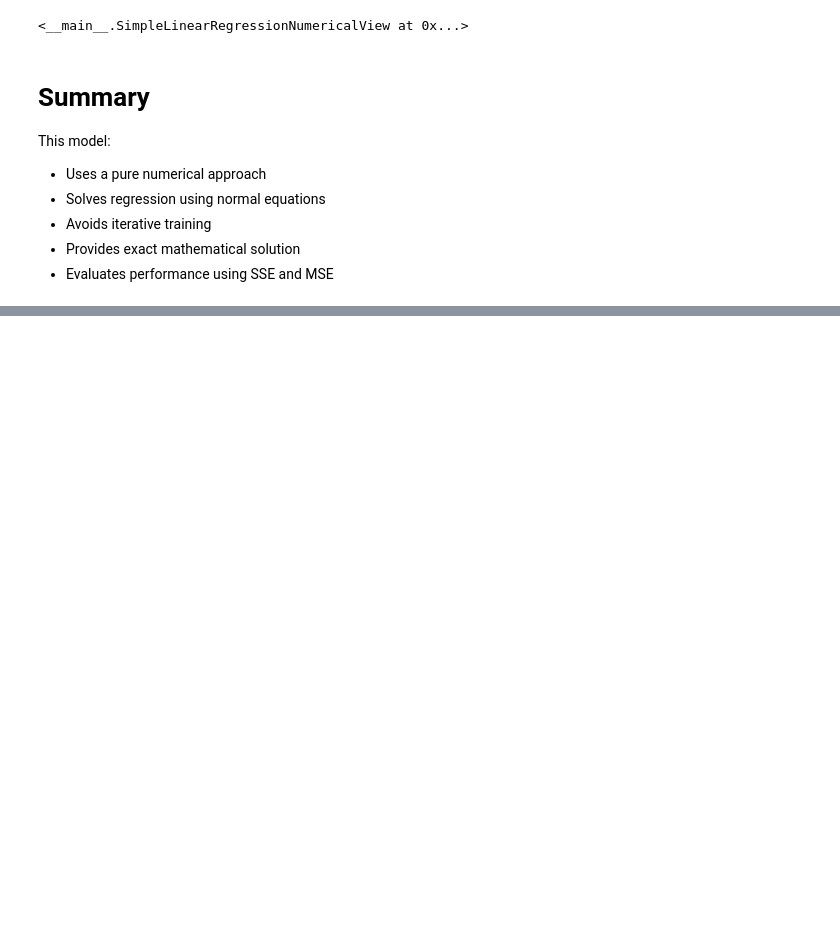
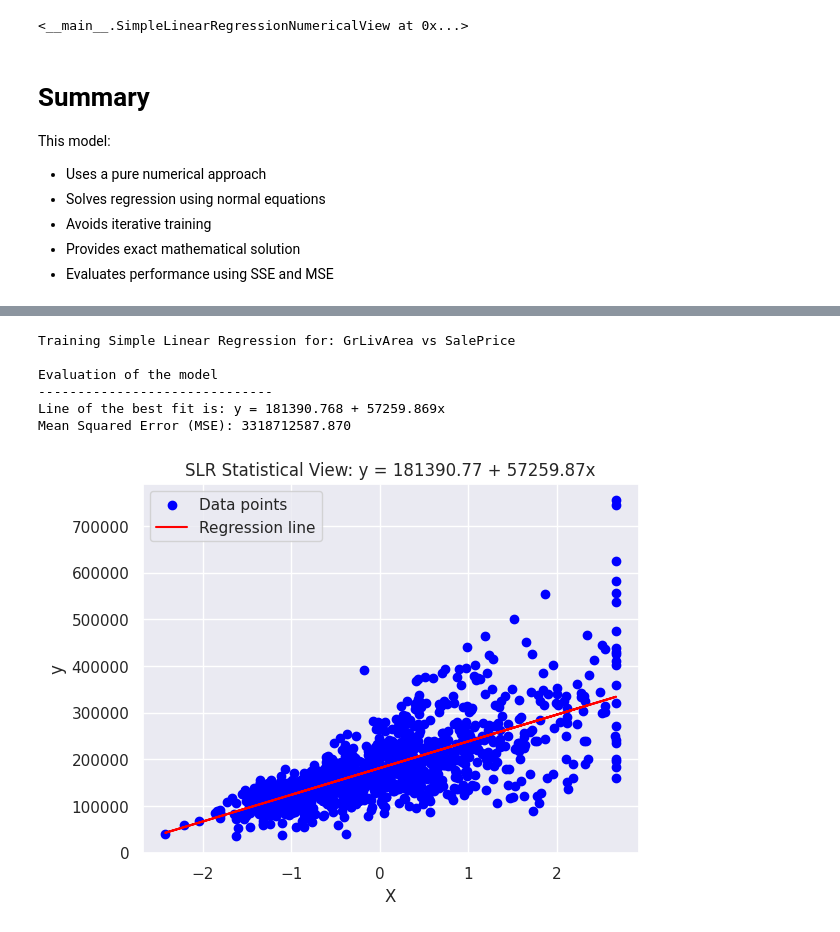
Before and after one commit to AI-0o0/Regression-Analysis-project-, a Jupyter notebook: notebooks/main.ipynb, the cells around one changed output, grey strips where cells are left out. Drawn from its saved outputs; the diff is of its cells as text; code cells hidden in the pictures; blank space fills up the shorter version.

Commit message:
Merged the code of SimpleLinearRegressionStatisticalView to the main notebook

```diff
--- a/notebooks/main.ipynb
+++ b/notebooks/main.ipynb
@@ -975,0 +1070,18 @@ This model:
+# %%
+feature = 'GrLivArea'
+stat_model = SimpleLinearRegressionStatisticalView()
+stat_model.fit(x_tr[feature], y_tr)
+print(f"Training Simple Linear Regression for: {feature} vs SalePrice\n")
+print("Evaluation of the model")
+print("------------------------------")
+print(f'Line of the best fit is: y = {stat_model.B_0:.3f} + {stat_model.B_1:.3f}x')
+print(f'Mean Squared Error (MSE): {stat_model.MSE:.3f}')
+stat_model.plot(x_tr[feature], y_tr)
+# %% [output]
+Training Simple Linear Regression for: GrLivArea vs SalePrice
+
+Evaluation of the model
+------------------------------
+Line of the best fit is: y = 181390.768 + 57259.869x
+Mean Squared Error (MSE): 3318712587.870
+[figure, added]
```
Also changed, not shown: parts of 4 cells of this notebook.
